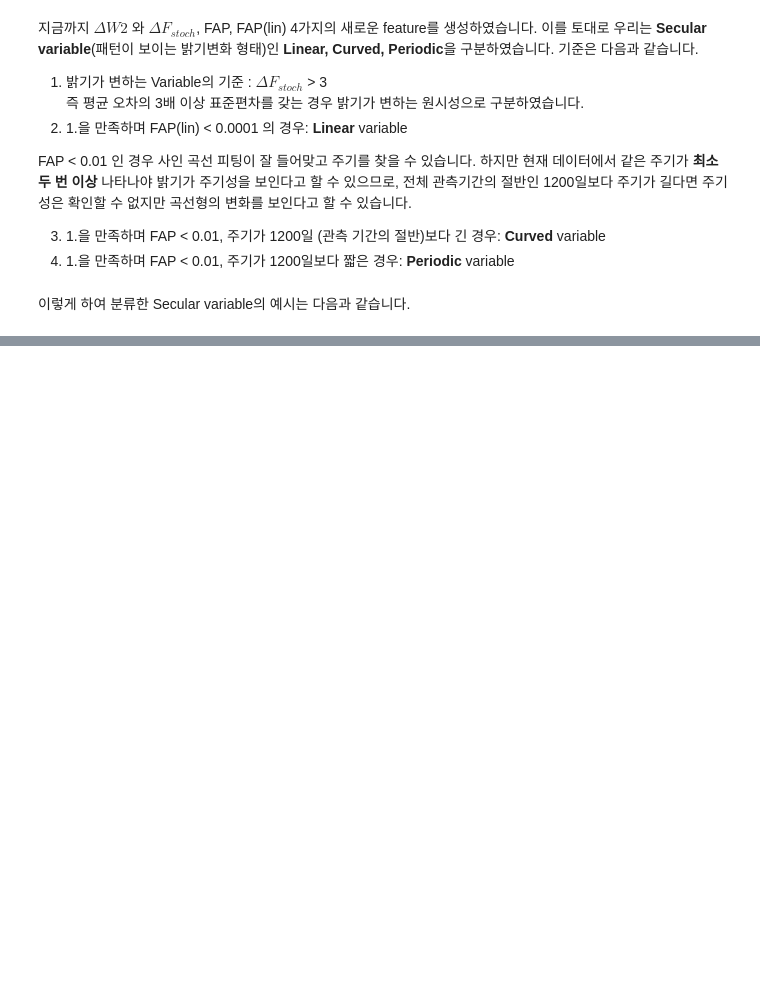
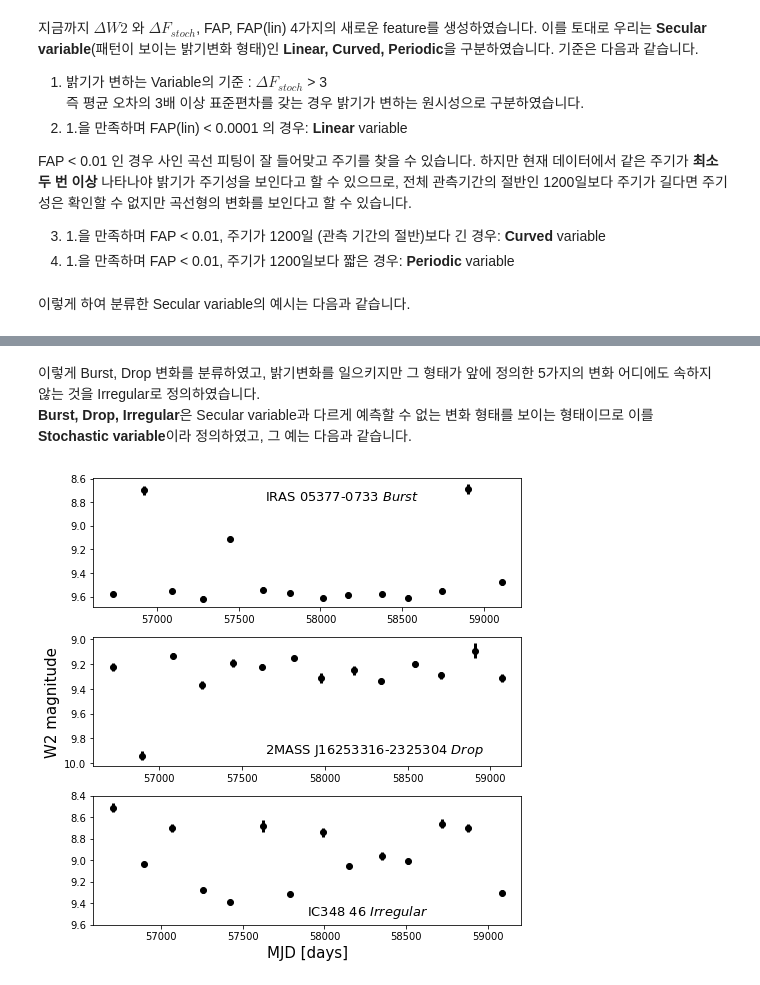
Before and after one commit to hoeen/WISE_YSO_variability_analysis, a Jupyter notebook: analysis_notebooks/WISE-YSO-analysis-2.ipynb, the cells around one changed output, grey strips where cells are left out. Saved outputs shown, nothing was run; the diff lists cells and outputs as text; code cells hidden in the pictures; blank space fills up the shorter version.

```diff
--- a/analysis_notebooks/WISE-YSO-analysis-2.ipynb
+++ b/analysis_notebooks/WISE-YSO-analysis-2.ipynb
@@ -316,0 +314,30 @@ ex1_avg.csv      ex1_cut.csv      ex1_tab.csv      stoch_note.jpeg
+# %% [markdown]
+이렇게 Burst, Drop 변화를 분류하였고, 밝기변화를 일으키지만 그 형태가 앞에 정의한 5가지의 변화 어디에도 속하지 않는 것을 Irregular로 정의하였습니다.
+**Burst, Drop, Irregular**은 Secular variable과 다르게 예측할 수 없는 변화 형태를 보이는 형태이므로 이를 **Stochastic variable**이라 정의하였고, 그 예는 다음과 같습니다.
+# %%
+fig, ax = plt.subplots(3,1,figsize=(7,7))
+
+index = ['M512','D2105','D2615']
+for i in range(3):
+    w2av = data.loc[index[i]]
+    w2av = w2av.loc[w2av['band'] == 'W2']
+
+    ax[i].errorbar(w2av.mjd, w2av.mag, yerr=w2av.emag, fmt='k.',ms=12,linewidth=3)
+    ax[i].invert_yaxis()
+
+
+ax[0].text(0.4,0.83,'IRAS 05377-0733 $\it{Burst}$',transform=ax[0].transAxes,fontsize=13)
+ax[1].text(0.4,0.1,'2MASS J16253316-2325304 $\it{Drop}$',transform=ax[1].transAxes,fontsize=13)
+ax[2].text(0.5,0.07,'IC348 46 $\it{Irregular}$',transform=ax[2].transAxes,fontsize=13)
+
+ax[2].set_xlabel('MJD [days]',size=15)
+ax[1].set_ylabel('W2 magnitude',size=15)
+
+ax[2].set_ylim(9.6,8.4)
+
+
+fig.tight_layout()
+
+plt.show()
+# %% [output]
+[figure, added]
```
Also changed, not shown: parts of 3 cells of this notebook.
